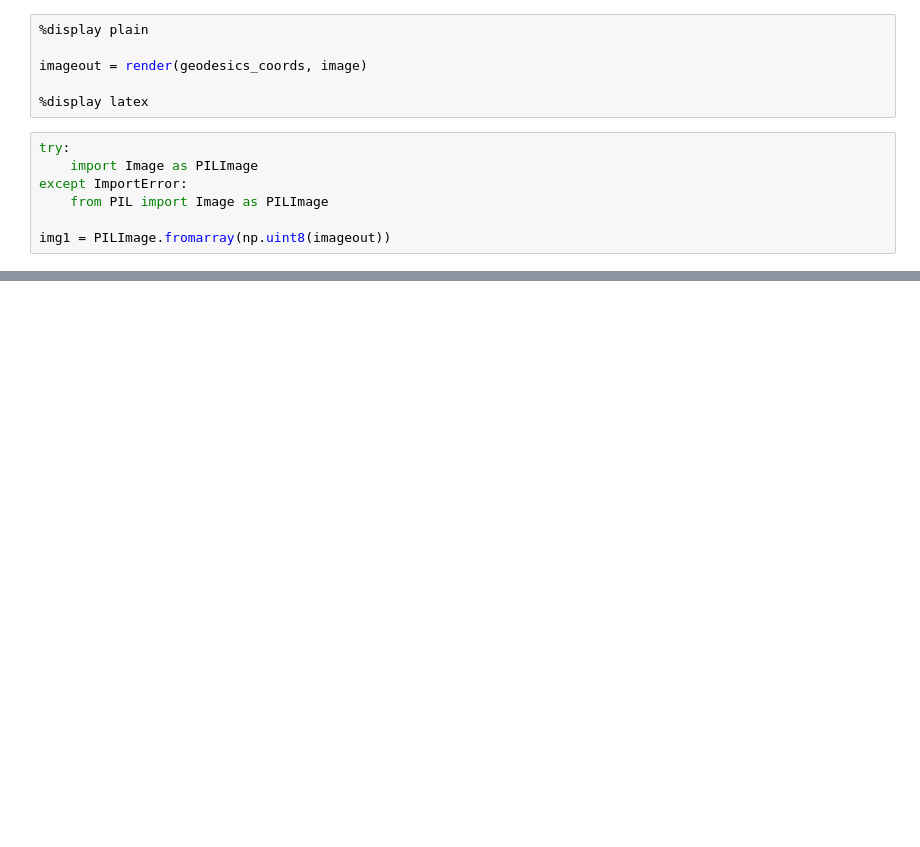
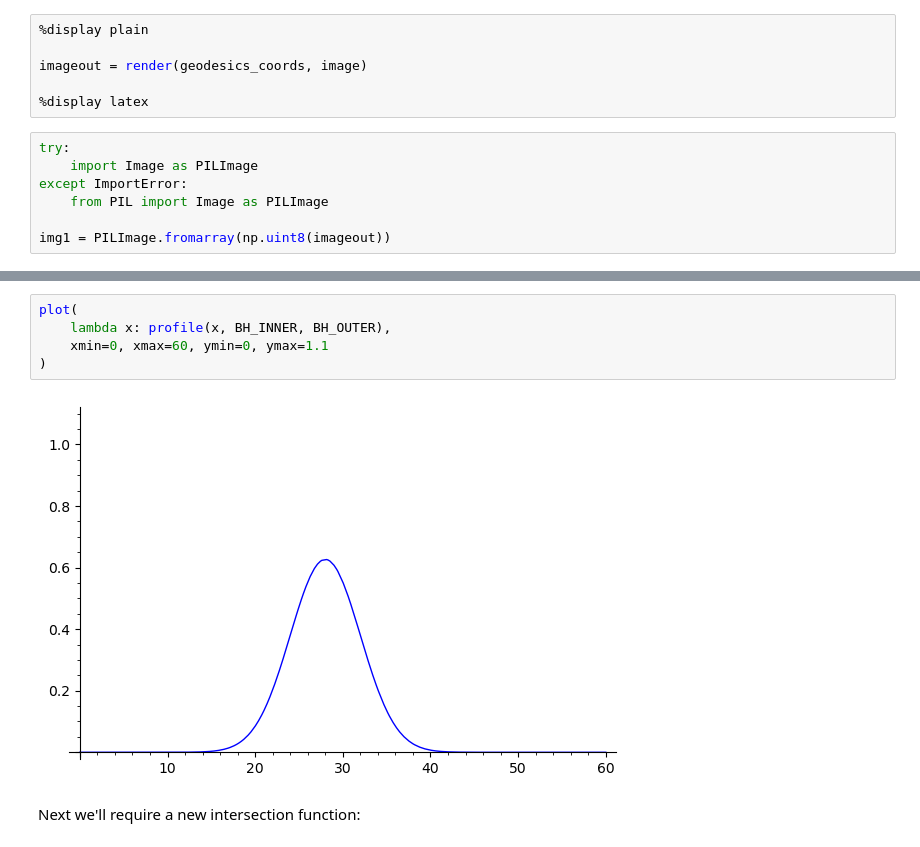
Before and after one commit to Dustpancake/sagemath-resources, a Jupyter notebook: notebooks/black_hole.ipynb, the cells around one changed output, grey strips where cells are left out. Drawn from its saved outputs; the diff is of its cells as text; blank space fills up the shorter version.

```diff
--- a/notebooks/black_hole.ipynb
+++ b/notebooks/black_hole.ipynb
@@ -463,0 +668,9 @@ display(img1)
+# %%
+plot(
+    lambda x: profile(x, BH_INNER, BH_OUTER),
+    xmin=0, xmax=60, ymin=0, ymax=1.1
+)
+# %% [output]
+[figure, added]
+# %% [markdown]
+Next we'll require a new intersection function:
```
Also changed, not shown: parts of 24 cells of this notebook.
